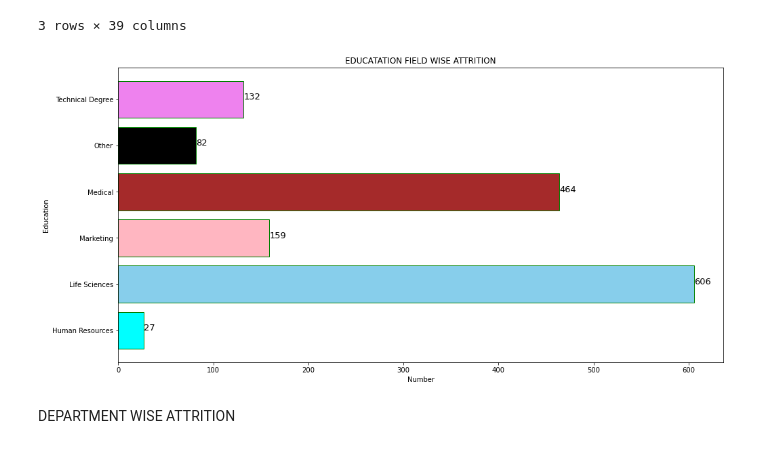
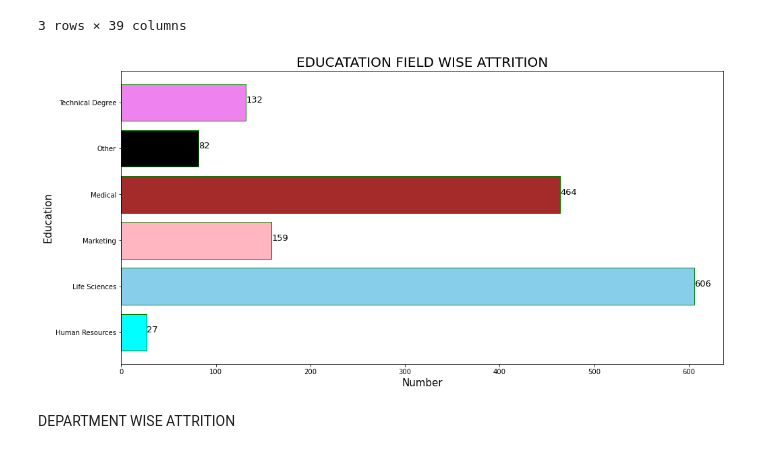
Before and after one commit to tamhoangnguyen/portfolio, a Jupyter notebook: Portfolio.ipynb, the cells around one changed output. Drawn from its saved outputs; the diff is of its cells as text; code cells hidden in the pictures.

```diff
--- a/Portfolio.ipynb
+++ b/Portfolio.ipynb
@@ -76,25 +78,25 @@ my_data.head(3)
 # %%
 #PREPARE DATA
 count_education = my_data.groupby('Education Field').count()['Attrition']
 fig, ax = plt.subplots(figsize = (16,8))
 colors = ['cyan','skyblue','lightpink','brown','black','#EE82EE']
 
 #PLOT BARH CHART
 plt.barh(y = count_education.index, width = count_education.values , color = colors, edgecolor='g')
-plt.ylabel('Education')
-plt.xlabel('Number')
-plt.title('EDUCATATION FIELD WISE ATTRITION');
+plt.ylabel('Education',size = 15)
+plt.xlabel('Number',size = 15)
+plt.title('EDUCATATION FIELD WISE ATTRITION',size = 20);
 label_of_num_education = []
 for i in range(len(count_education.values)):
     cv_1 = str(count_education.values[i])
     label_of_num_education.append(cv_1)
 for i in range(len(count_education.values)):
   plt.text(x = count_education.values[i],
   y = count_education.index[i],
   s =  label_of_num_education[i],
   size = 13)
 # %% [output]
-[figure, old version]
+[figure, new version]
 # %% [markdown]
 DEPARTMENT WISE ATTRITION
 # %%
```
Also changed, not shown: parts of 5 cells of this notebook.
